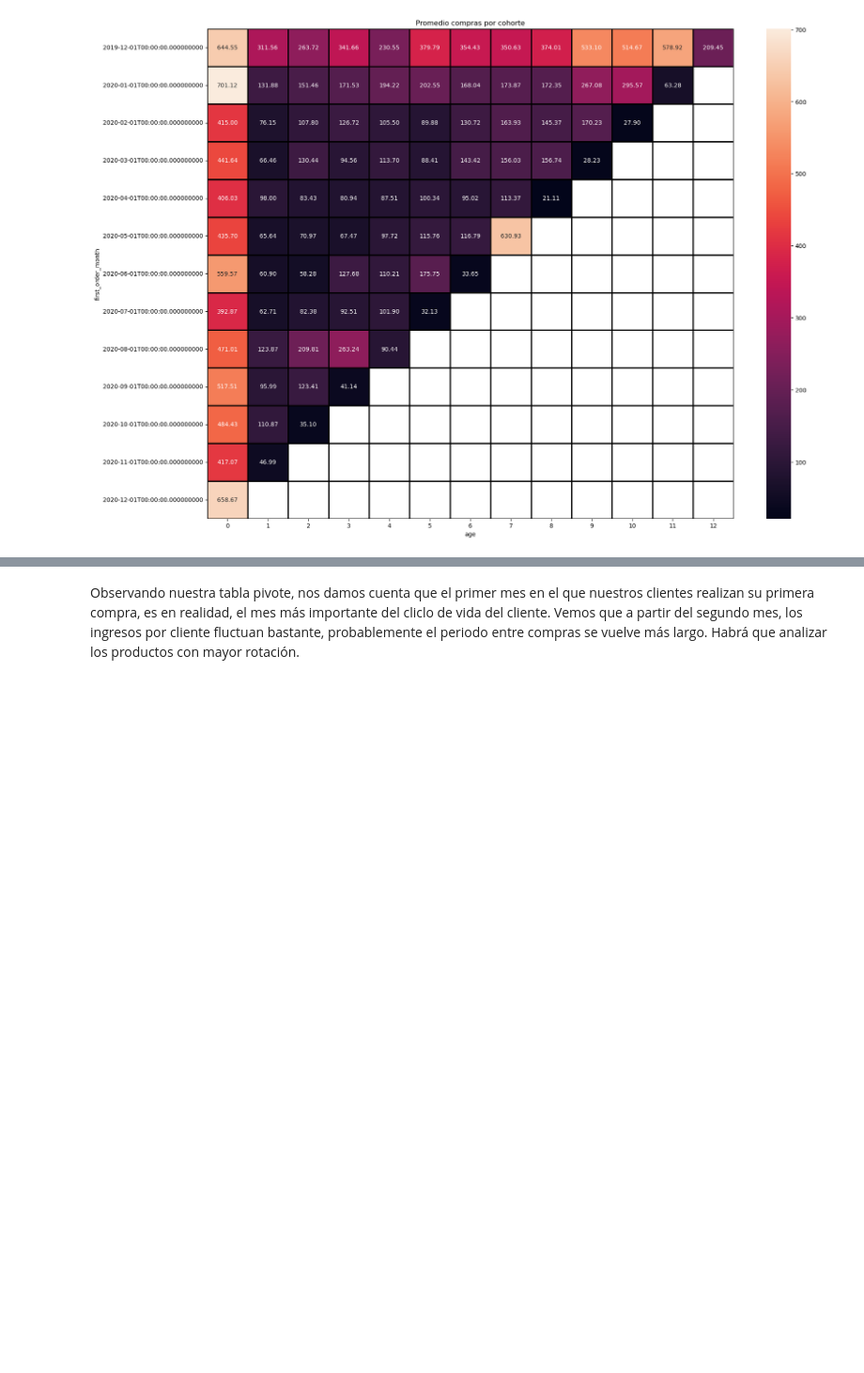
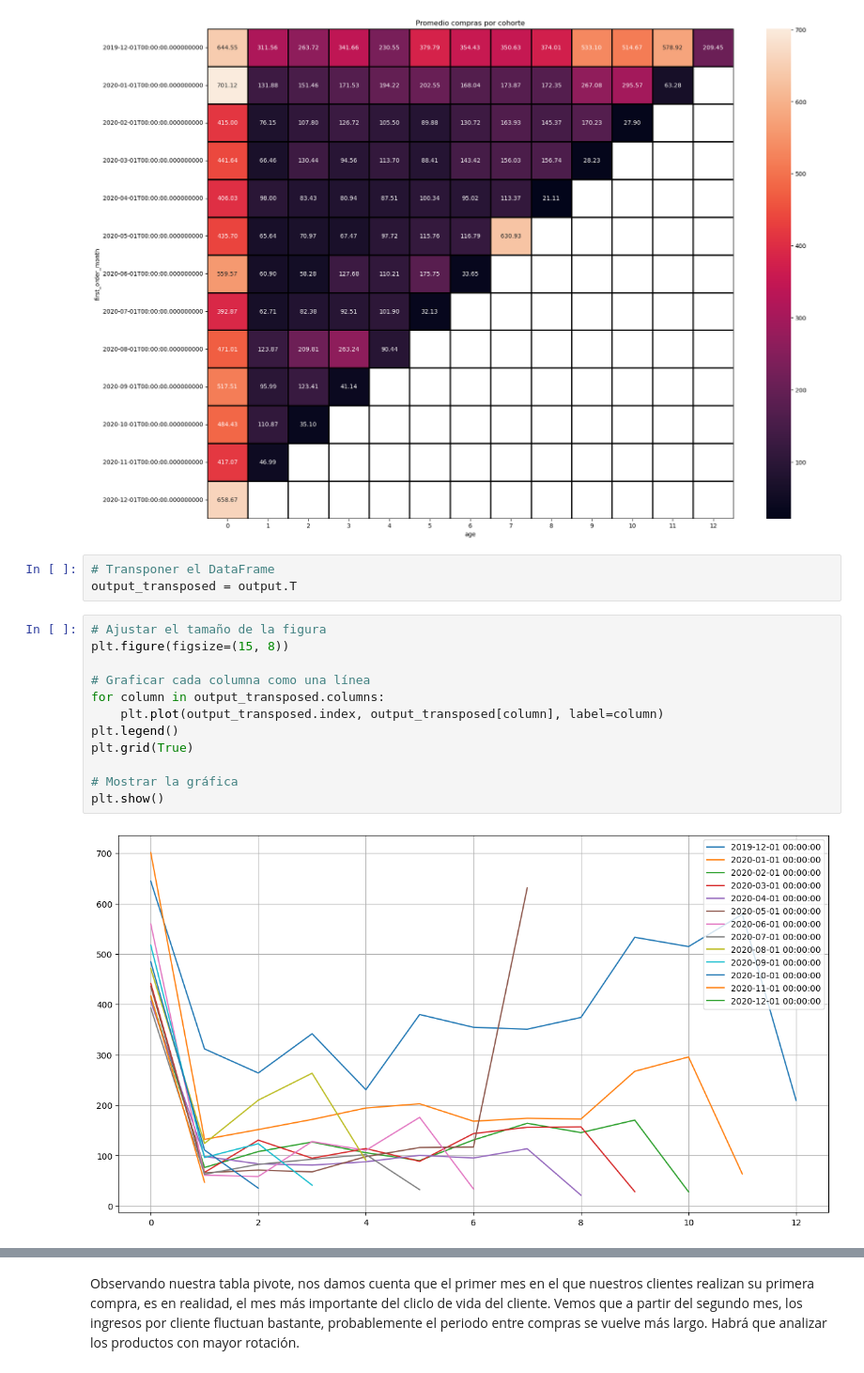
Before and after one commit to alan-caballero-g/Hackaton-Retail-Challenge-2024, a Jupyter notebook: datasets/Retail_Challenge.ipynb, the cells around one changed output, grey strips where cells are left out. Shown at 94% size. Saved outputs shown, nothing was run; the diff lists cells and outputs as text; blank space fills up the shorter version.

```diff
--- a/datasets/Retail_Challenge.ipynb
+++ b/datasets/Retail_Challenge.ipynb
@@ -1420,3 +1493,20 @@ sns.heatmap(
 plt.show()
 # %% [output]
 [figure]
+# %%
+# Transponer el DataFrame
+output_transposed = output.T
+# %%
+# Ajustar el tamaño de la figura
+plt.figure(figsize=(15, 8))
+
+# Graficar cada columna como una línea
+for column in output_transposed.columns:
+    plt.plot(output_transposed.index, output_transposed[column], label=column)
+plt.legend()
+plt.grid(True)
+
+# Mostrar la gráfica
+plt.show()
+# %% [output]
+[figure, added]
```
Also changed, not shown: parts of 24 cells of this notebook.
